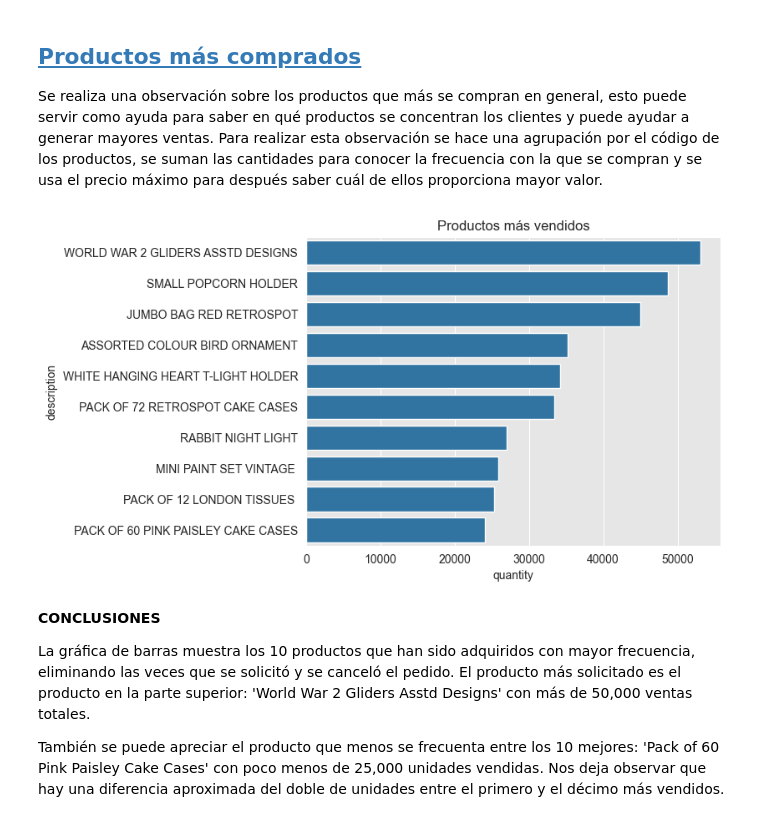
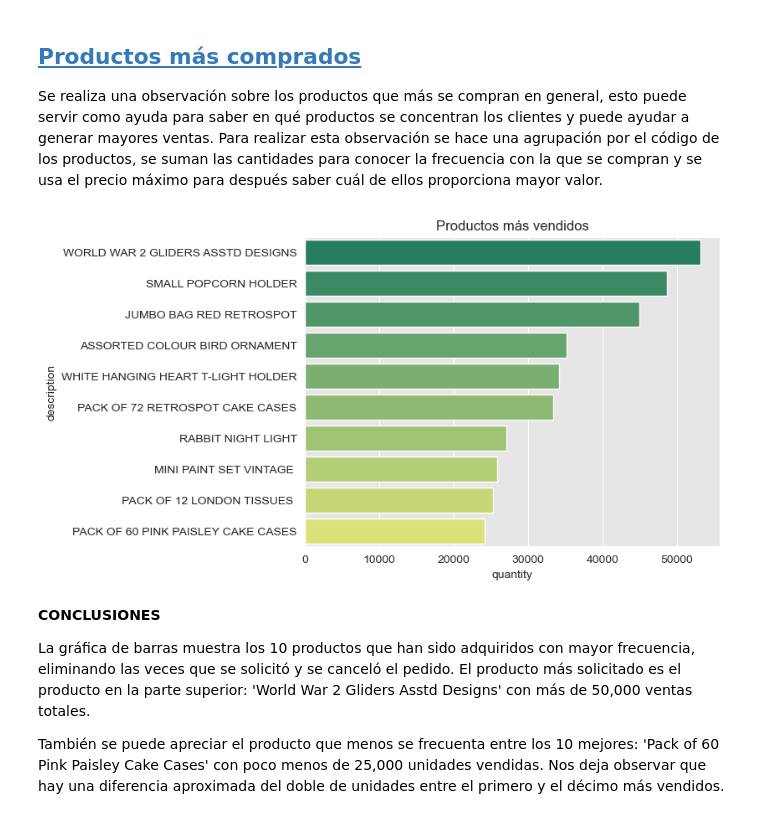
Before and after one commit to MaElmoon39/RetailSaviors, a Jupyter notebook: notebooks/segmentacion_clientes.ipynb, the cells around one changed output. Cells and saved outputs as stored; diff of their text form; code cells hidden in the pictures.

```diff
--- a/notebooks/segmentacion_clientes.ipynb
+++ b/notebooks/segmentacion_clientes.ipynb
@@ -355,13 +357,13 @@ Se realiza una observación sobre los productos que más se compran en general,
 # %%
 # Agrupar por código de stock y aplicar el primer nombre único por descripción, suma las columnas de cantidad y máximo del precio unitario. Ordenar desc. por cantidad. Sólo los 10 mayores.
 gp_code = df_new.groupby('stock_code').agg({'description': lambda x:(x.unique().tolist()[0]), 'quantity':'sum', 'unit_price':'max'}).sort_values('quantity', ascending=False).head(10)
 
 # Crear un gráfico de barras
-sns.barplot(data=gp_code, x='quantity', y='description')
+sns.barplot(data=gp_code, x='quantity', y='description', palette='summer')
 plt.title('Productos más vendidos')
 plt.show()
 # %% [output]
-[figure, old version]
+[figure, new version]
 # %% [markdown]
 **CONCLUSIONES**
 
```
Also changed, not shown: parts of 16 cells of this notebook.
